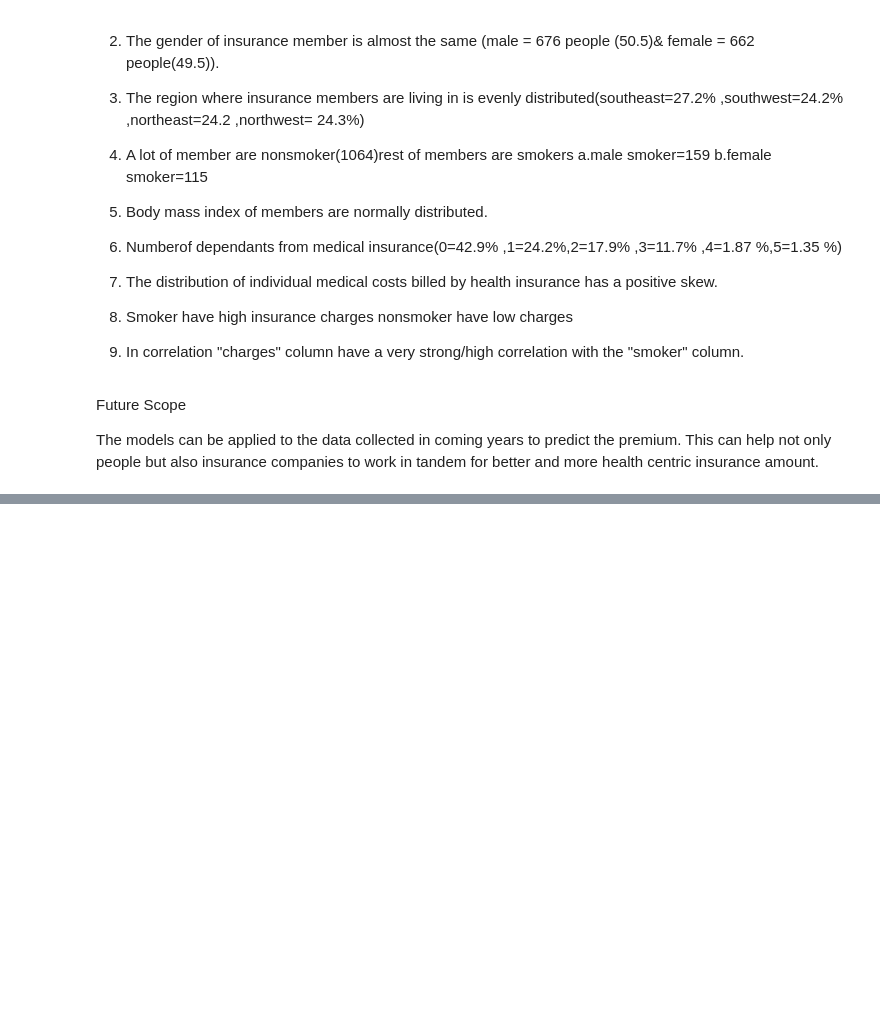
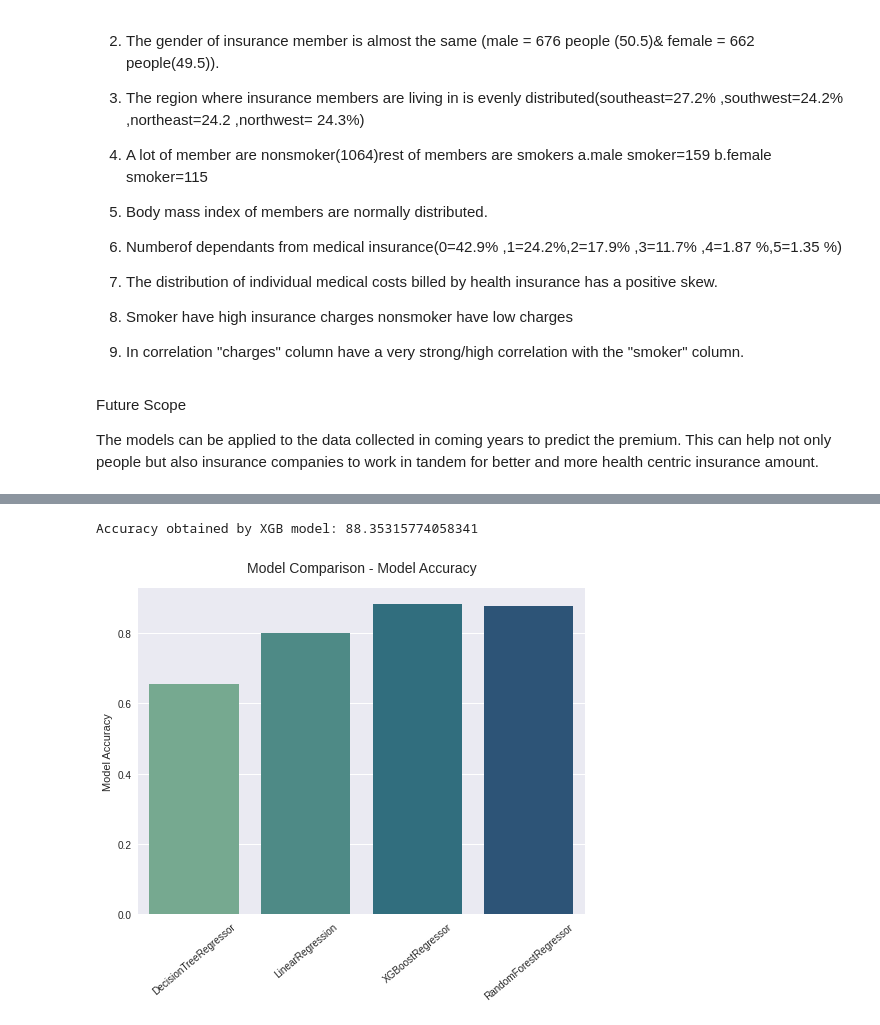
Before and after one commit to zammath/insurance, a Jupyter notebook: insurance.ipynb, the cells around one changed output, grey strips where cells are left out. Saved outputs shown, nothing was run; the diff lists cells and outputs as text; code cells hidden in the pictures; blank space fills up the shorter version.

```diff
--- a/insurance.ipynb
+++ b/insurance.ipynb
@@ -422,0 +470,4 @@ KeyError: "['sex' 'bmi' 'children' 'region'] not found in axis"
+# %%
+from sklearn.tree import DecisionTreeRegressor
+tree = DecisionTreeRegressor()
+tree.fit(X_train,y_train)
@@ -422,0 +476,3 @@ KeyError: "['sex' 'bmi' 'children' 'region'] not found in axis"
+# %%
+DecisionTreeRegressorScore = tree.score(X_test, y_test)
+print("Accuracy obtained by Decision Tree Regressor model:",DecisionTreeRegressorScore*100)
@@ -422,0 +481,4 @@ KeyError: "['sex' 'bmi' 'children' 'region'] not found in axis"
+# %%
+from xgboost import XGBRegressor
+xg_model=XGBRegressor(n_estimators=10)
+xg_model.fit(X_train,y_train)
@@ -422,0 +494,27 @@ KeyError: "['sex' 'bmi' 'children' 'region'] not found in axis"
+# %%
+xg_modelScore=xg_model.score(X_test, y_test)
+print("Accuracy obtained by XGB model:",xg_modelScore*100)
+# %% [output]
+Accuracy obtained by XGB model: 88.35315774058341
+# %%
+plt.style.use("seaborn")
+
+x = ["DecisionTreeRegressor",
+     "LinearRegression",
+     "XGBoostRegressor",
+     "RandomForestRegressor",
+    ]
+
+y = [DecisionTreeRegressorScore,
+     LinearRegressionScore,
+     xg_modelScore,
+     RandomForestRegressorScore,
+     ]
+
+fig, ax = plt.subplots(figsize=(8,6))
+sns.barplot(x=x,y=y, palette="crest");
+plt.ylabel("Model Accuracy")
+plt.xticks(rotation=40)
+plt.title("Model Comparison - Model Accuracy", fontsize=14, y=1.03);
+# %% [output]
+[figure, added]
```
Also changed, not shown: parts of 17 cells of this notebook.
